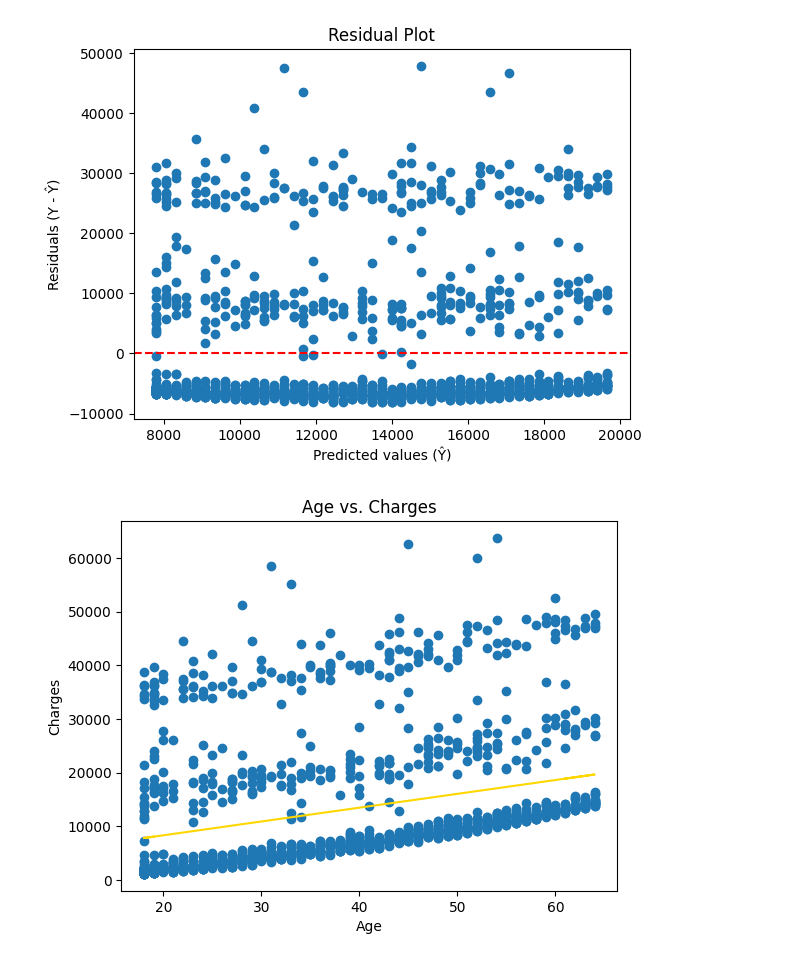
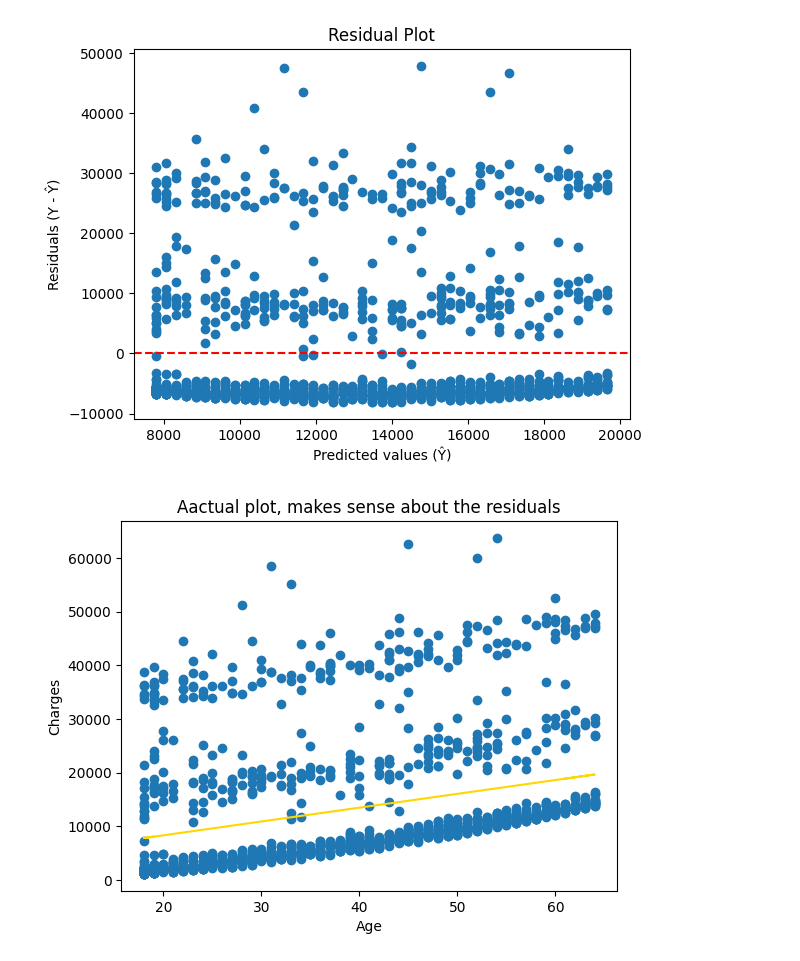
Before and after one commit to lewinskie254/eda, a Jupyter notebook: Heteroskedasticity_two.ipynb, the cells around one changed output. Saved outputs shown, nothing was run; the diff lists cells and outputs as text; code cells hidden in the pictures.

```diff
--- a/Heteroskedasticity_two.ipynb
+++ b/Heteroskedasticity_two.ipynb
@@ -203,9 +203,9 @@ plt.show()
 # %%
 plt.scatter(df.age, df.charges)
 plt.plot(df.age, y, color='gold')
 plt.xlabel('Age')
 plt.ylabel('Charges')
-plt.title('Age vs. Charges')
+plt.title('Aactual plot, makes sense about the residuals')
 plt.show()
 # %% [output]
-[figure, old version]
+[figure, new version]
```
Also changed, not shown: parts of 2 cells of this notebook.
